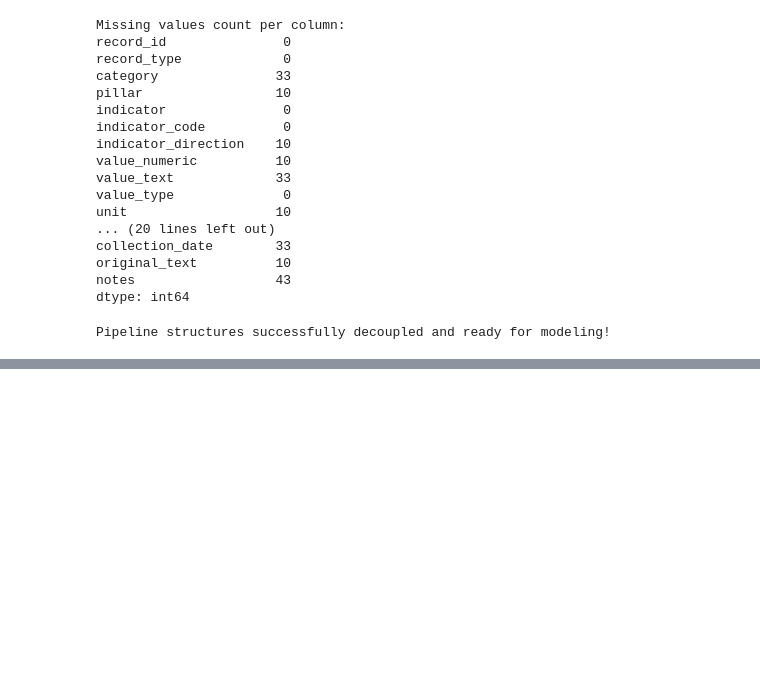
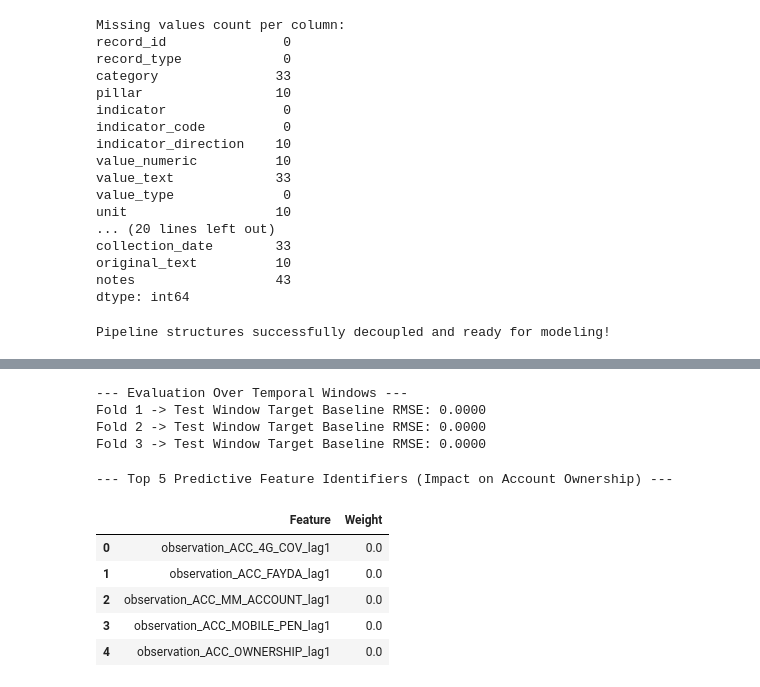
Before and after one commit to lydiab04/ethiopia-fi-forecast, a Jupyter notebook: notebooks/task1_data_exploration_and_enrichment.ipynb, the cells around one changed output, grey strips where cells are left out. Drawn from its saved outputs; the diff is of its cells as text; code cells hidden in the pictures; blank space fills up the shorter version.

```diff
--- a/notebooks/task1_data_exploration_and_enrichment.ipynb
+++ b/notebooks/task1_data_exploration_and_enrichment.ipynb
@@ -184,0 +242,56 @@ Pipeline structures successfully decoupled and ready for modeling!
+# %%
+from sklearn.model_selection import TimeSeriesSplit
+from sklearn.linear_model import Ridge
+from sklearn.preprocessing import StandardScaler
+from sklearn.metrics import root_mean_squared_error, r2_score
+
+# Establish a Time-Series validation split strategy
+tscv = TimeSeriesSplit(n_splits=3)
+scaler = StandardScaler()
+
+print("--- Evaluation Over Temporal Windows ---")
+for fold, (train_idx, test_idx) in enumerate(tscv.split(X)):
+    X_train, X_test = X.iloc[train_idx], X.iloc[test_idx]
+    y_train, y_test = y.iloc[train_idx], y.iloc[test_idx]
+
+    # Scale features natively per window fold
+    X_train_scaled = scaler.fit_transform(X_train)
+    X_test_scaled = scaler.transform(X_test)
+
+    # Run a regularized Ridge framework to penalize extreme coefficients
+    model = Ridge(alpha=1.0)
+    model.fit(X_train_scaled, y_train)
+    preds = model.predict(X_test_scaled)
+
+    # Calculate performance for the main structural target metric
+    rmse = root_mean_squared_error(y_test.iloc[:, 1], preds[:, 1])
+    print(f"Fold {fold+1} -> Test Window Target Baseline RMSE: {rmse:.4f}")
+# %% [output]
+--- Evaluation Over Temporal Windows ---
+Fold 1 -> Test Window Target Baseline RMSE: 0.0000
+Fold 2 -> Test Window Target Baseline RMSE: 0.0000
+Fold 3 -> Test Window Target Baseline RMSE: 0.0000
+# %%
+# Fit model on full data footprint
+X_scaled = scaler.fit_transform(X)
+final_model = Ridge(alpha=1.0)
+final_model.fit(X_scaled, y)
+
+# Extract feature weights for the account ownership target metric
+ownership_weights = final_model.coef_[1]
+
+importance_df = pd.DataFrame({
+    'Feature': X.columns,
+    'Weight': ownership_weights
+}).sort_values(by='Weight', key=abs, ascending=False)
+
+print("--- Top 5 Predictive Feature Identifiers (Impact on Account Ownership) ---")
+display(importance_df.head(5))
+# %% [output]
+--- Top 5 Predictive Feature Identifiers (Impact on Account Ownership) ---
+|  | Feature | Weight |
+| 0 | observation_ACC_4G_COV_lag1 | 0.0 |
+| 1 | observation_ACC_FAYDA_lag1 | 0.0 |
+| 2 | observation_ACC_MM_ACCOUNT_lag1 | 0.0 |
+| 3 | observation_ACC_MOBILE_PEN_lag1 | 0.0 |
+| 4 | observation_ACC_OWNERSHIP_lag1 | 0.0 |
```
Also changed, not shown: parts of 3 cells of this notebook.
